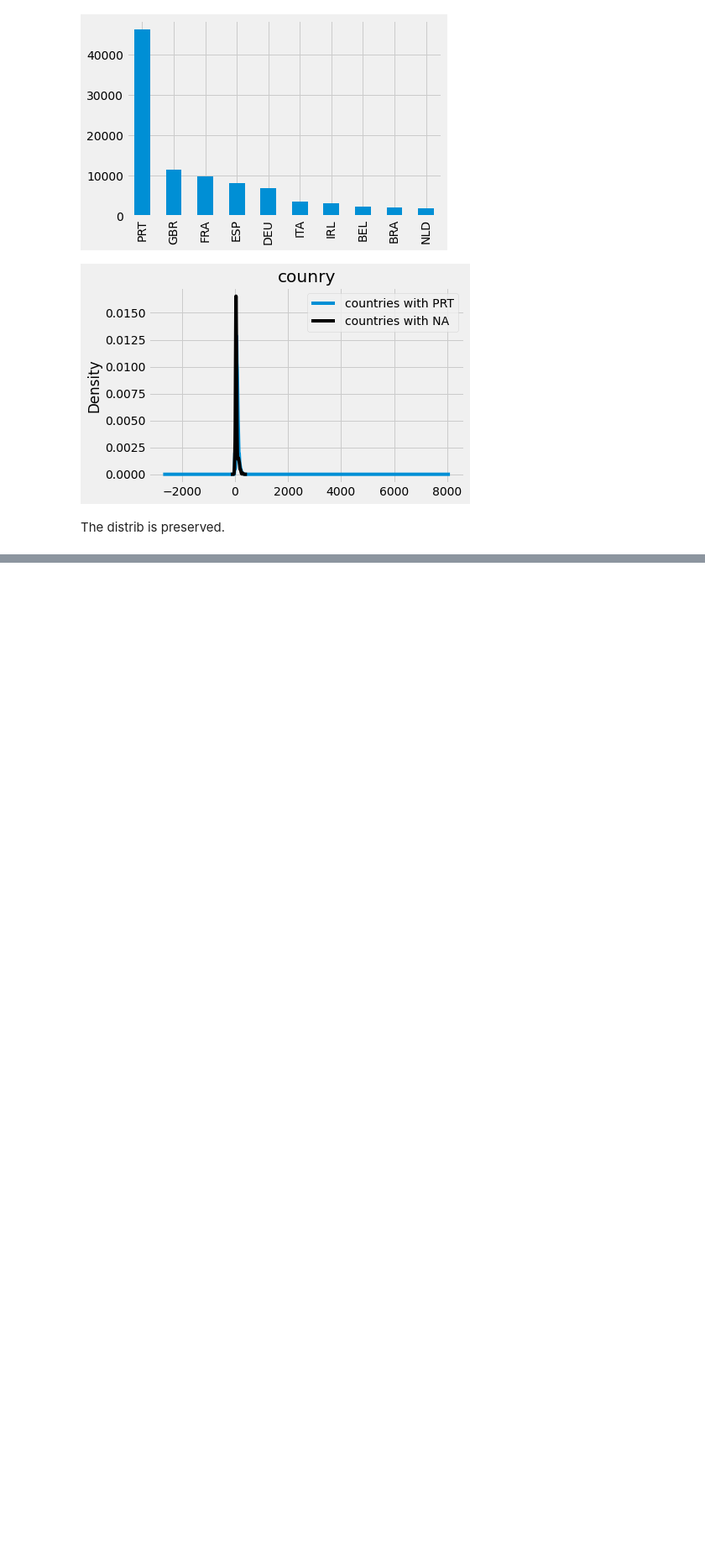
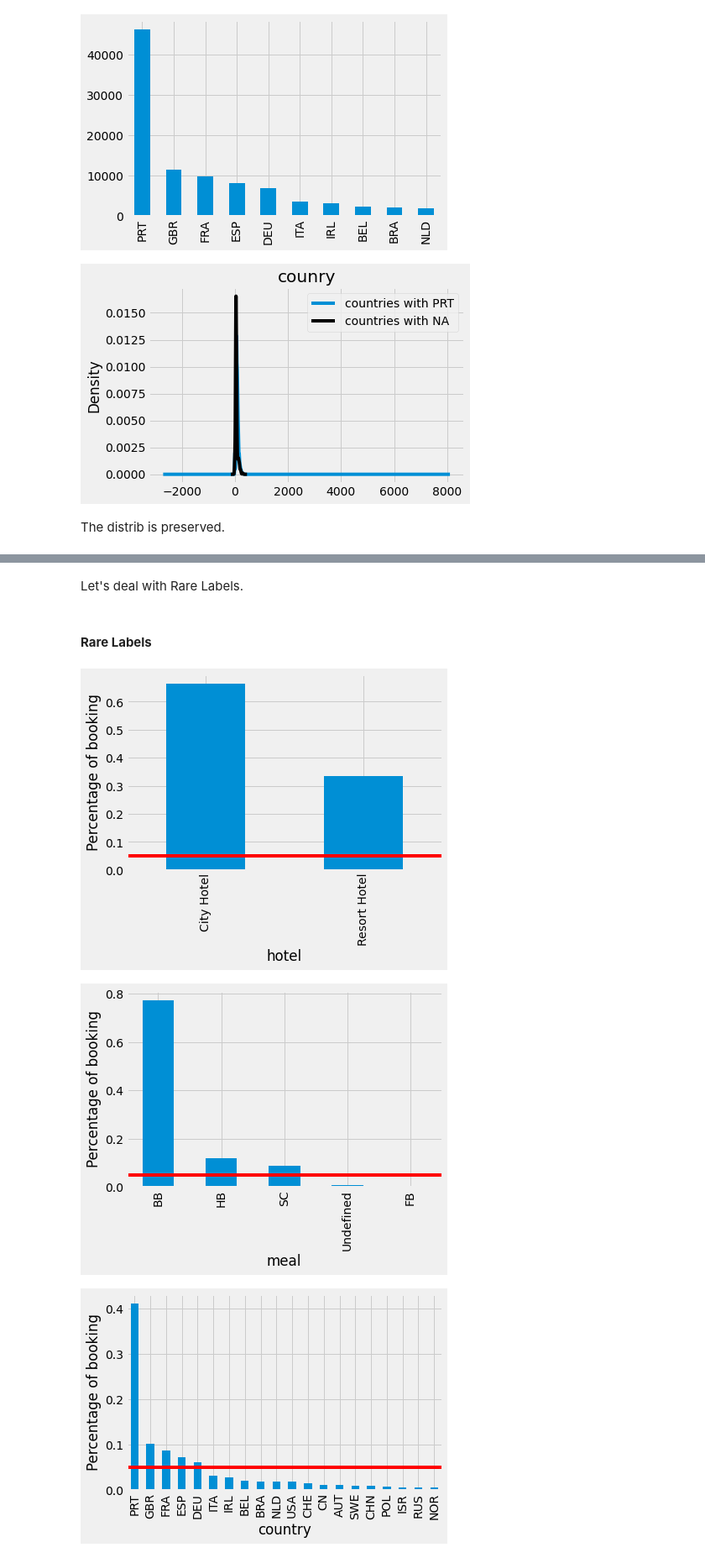
Before and after one commit to dajebbar/zoomcampML, a Jupyter notebook: midTermproject/notebook.ipynb, the cells around one changed output, grey strips where cells are left out. Shown at 84% size. Drawn from its saved outputs; the diff is of its cells as text; code cells hidden in the pictures; blank space fills up the shorter version.

Commit message:
rare labels en encoding cat

```diff
--- a/midTermproject/notebook.ipynb
+++ b/midTermproject/notebook.ipynb
@@ -876,0 +889,6 @@ missing_data(df_test)
+# %%
+# to datetime
+df_train['arrival_date'] = pd.to_datetime(df_train['arrival_date'])
+df_test['arrival_date'] = pd.to_datetime(df_test['arrival_date'])
+df_train['reservation_status_date'] = pd.to_datetime(df_train['reservation_status_date'])
+df_test['reservation_status_date'] = pd.to_datetime(df_test['reservation_status_date'])
@@ -876,0 +962,4 @@ missing_data(df_test)
+# %%
+# train set
+for col in categorical:
+  print(f"{col}: {len(df_train[col].unique())}")
@@ -876,0 +980,4 @@ missing_data(df_test)
+# %%
+# test set
+for col in categorical:
+  print(f"{col}: {len(df_test[col].unique())}")
@@ -876,0 +1021,21 @@ missing_data(df_test)
+# %% [markdown]
+Let's deal with Rare Labels.
+# %% [markdown]
+#### **Rare Labels**
+# %%
+total_booking = len(df_train)
+
+for col in categorical:
+    temp_df = pd.Series(df_train[col].value_counts() / total_booking)
+
+    fig = temp_df.head(20).sort_values(ascending=False).plot.bar()
+    fig.set_xlabel(col)
+    print()
+    # Add a line at 5 % to flag the threshold for rare categories.
+    fig.axhline(y=0.05, color='red')
+    fig.set_ylabel('Percentage of booking')
+    plt.show()
+# %% [output]
+[figure, added]
+[figure, added]
+[figure, added]
```
Also changed, not shown: parts of 34 cells of this notebook.
